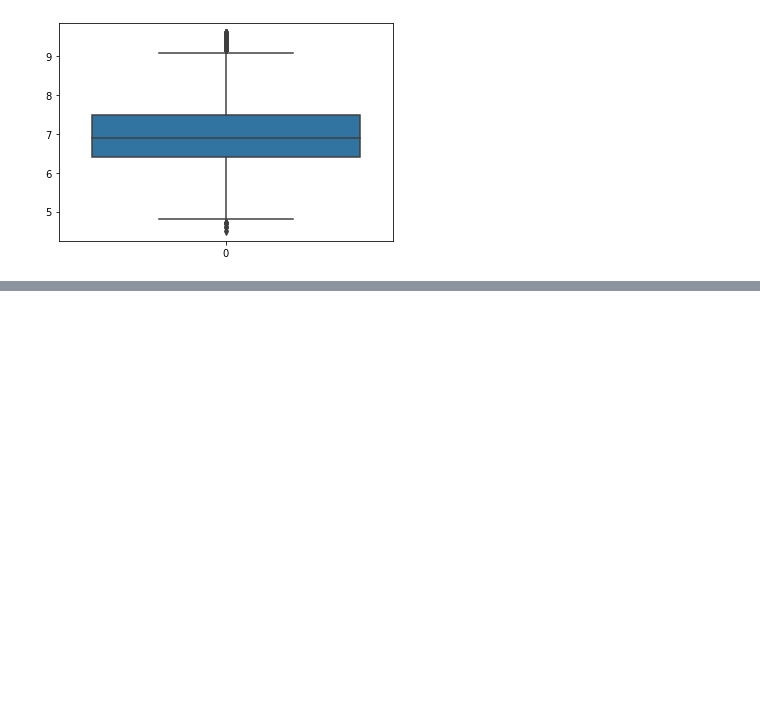
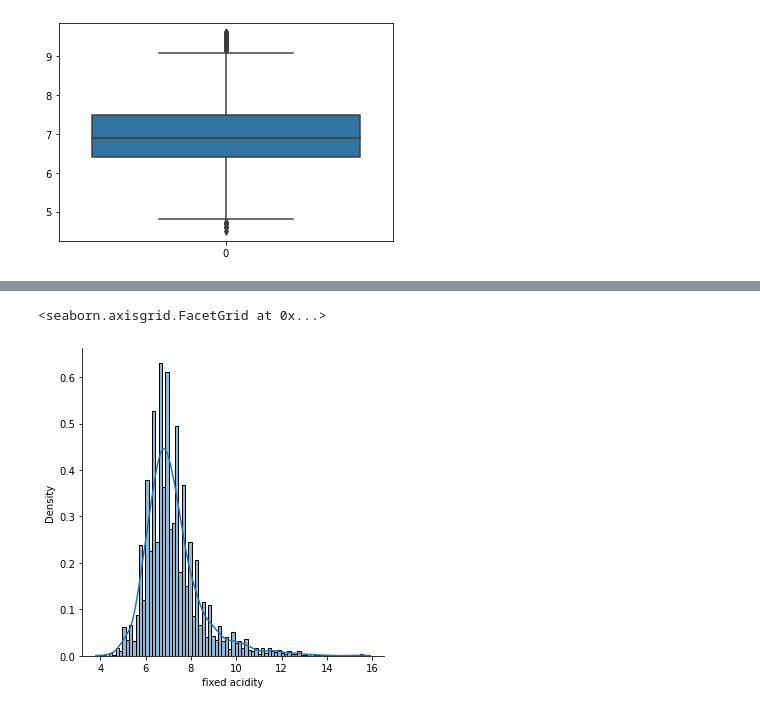
Before and after one commit to garlicvread/DataAnalysisRecapitulation, a Jupyter notebook: Day3_cross_validation_and_LGBM/daconPracticeDay3_2_dataPreprocessing.ipynb, the cells around one changed output, grey strips where cells are left out. Drawn from its saved outputs; the diff is of its cells as text; code cells hidden in the pictures; blank space fills up the shorter version.

```diff
--- a/Day3_cross_validation_and_LGBM/daconPracticeDay3_2_dataPreprocessing.ipynb
+++ b/Day3_cross_validation_and_LGBM/daconPracticeDay3_2_dataPreprocessing.ipynb
@@ -166,0 +207,6 @@ sns.boxplot(data = train2['fixed acidity'])
+# %%
+# Visualize the distribution plot for the feature 'fixed acidity' using displot
+sns.displot(train['fixed acidity'], kde=True, stat="density", linewidth=1)
+# %% [output]
+<seaborn.axisgrid.FacetGrid at 0x...>
+[figure, added]
```
Also changed, not shown: parts of 10 cells of this notebook.
